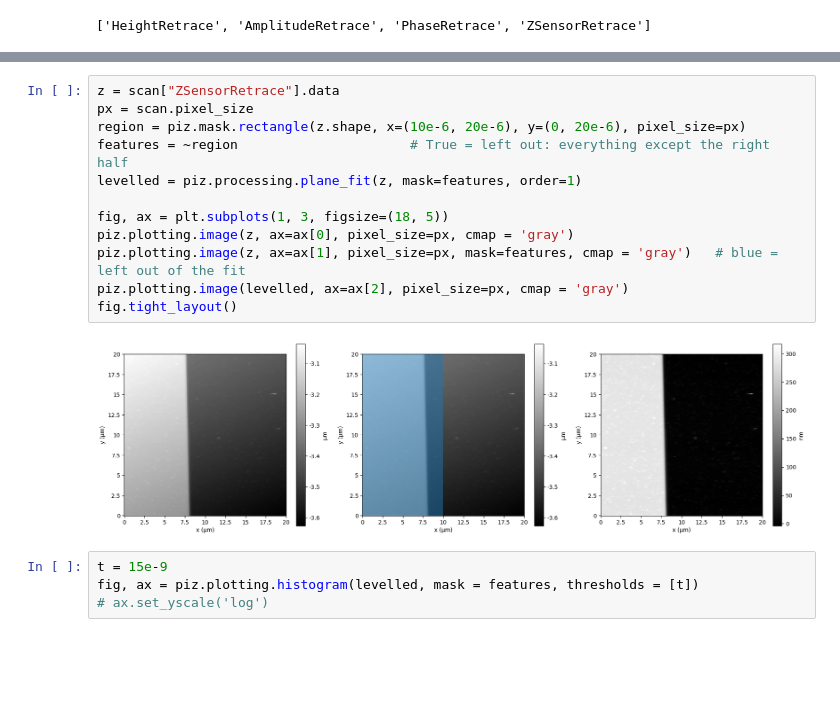
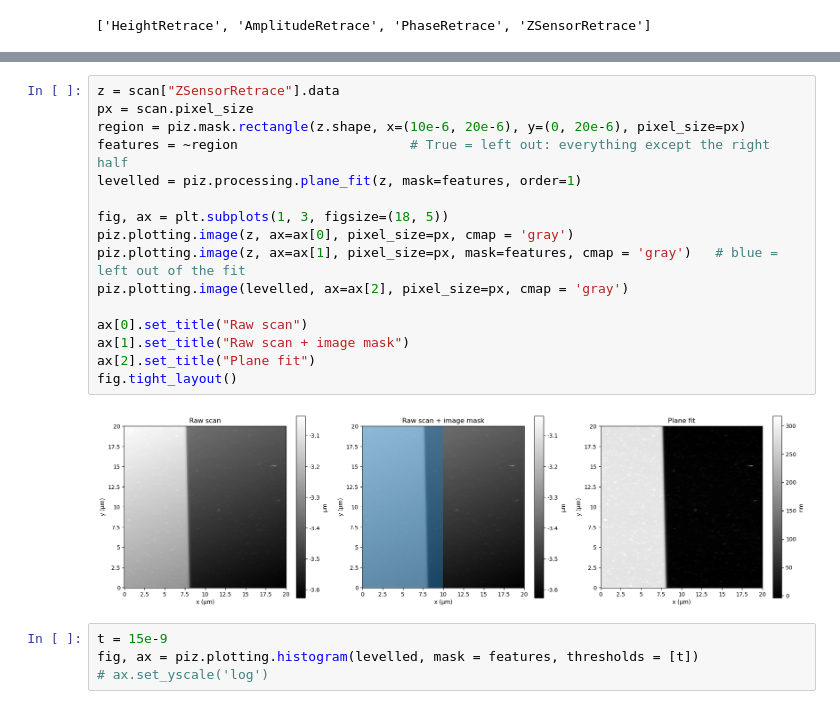
Before and after one commit to brandonlokesy/pizprobe, a Jupyter notebook: examples/Si3N4_etch.ipynb, the cells around one changed output, grey strips where cells are left out. Drawn from its saved outputs; the diff is of its cells as text; blank space fills up the shorter version.

```diff
--- a/examples/Si3N4_etch.ipynb
+++ b/examples/Si3N4_etch.ipynb
@@ -30,17 +39,21 @@ scan.channels
 # %%
 z = scan["ZSensorRetrace"].data
 px = scan.pixel_size
 region = piz.mask.rectangle(z.shape, x=(10e-6, 20e-6), y=(0, 20e-6), pixel_size=px)
 features = ~region                      # True = left out: everything except the right half
 levelled = piz.processing.plane_fit(z, mask=features, order=1)
 
 fig, ax = plt.subplots(1, 3, figsize=(18, 5))
 piz.plotting.image(z, ax=ax[0], pixel_size=px, cmap = 'gray')
 piz.plotting.image(z, ax=ax[1], pixel_size=px, mask=features, cmap = 'gray')   # blue = left out of the fit
 piz.plotting.image(levelled, ax=ax[2], pixel_size=px, cmap = 'gray')
+
+ax[0].set_title("Raw scan")
+ax[1].set_title("Raw scan + image mask")
+ax[2].set_title("Plane fit")
 fig.tight_layout()
 # %% [output]
-[figure, old version]
+[figure, new version]
 # %%
 t = 15e-9
 fig, ax = piz.plotting.histogram(levelled, mask = features, thresholds = [t])
```
Also changed, not shown: parts of 6 cells of this notebook, 4 other files.
